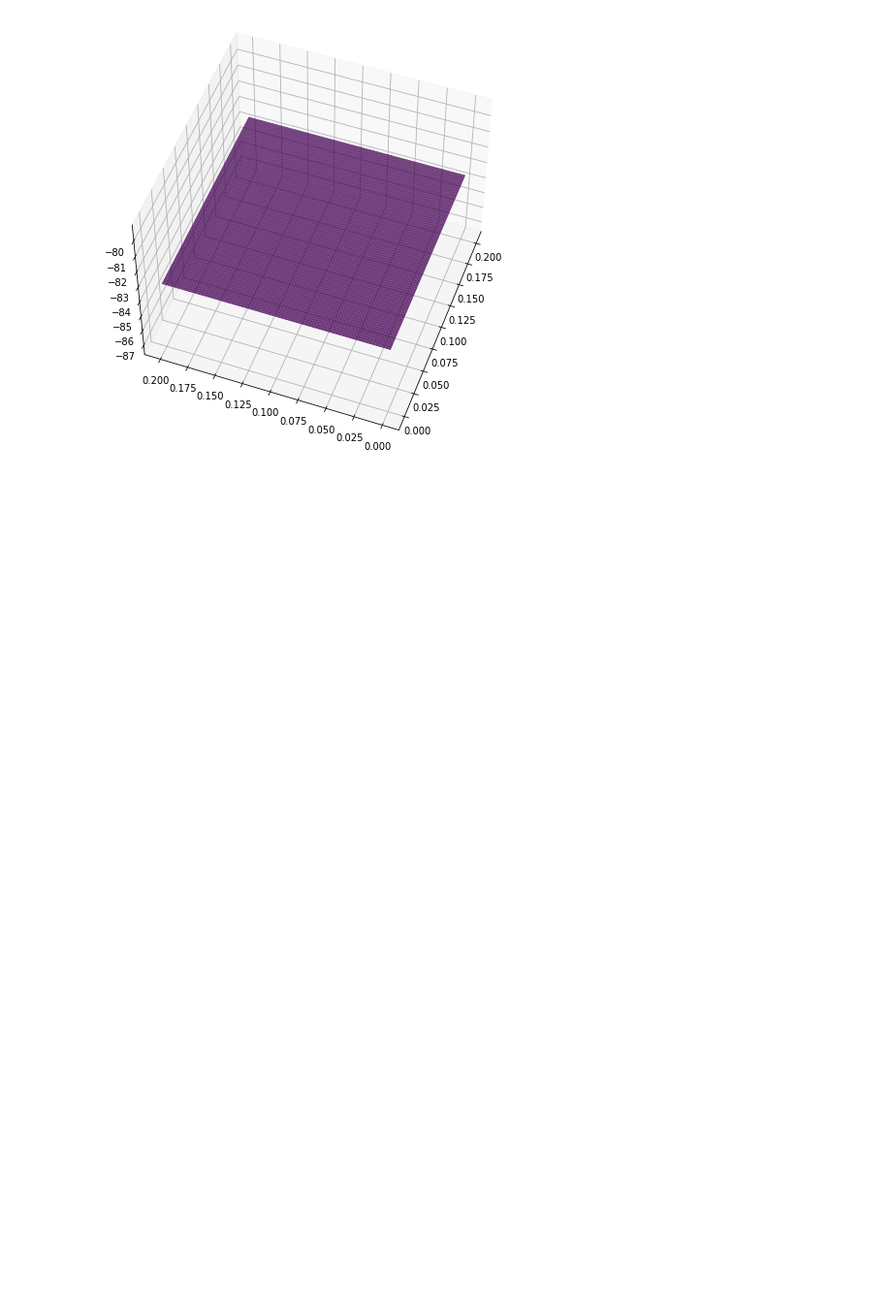
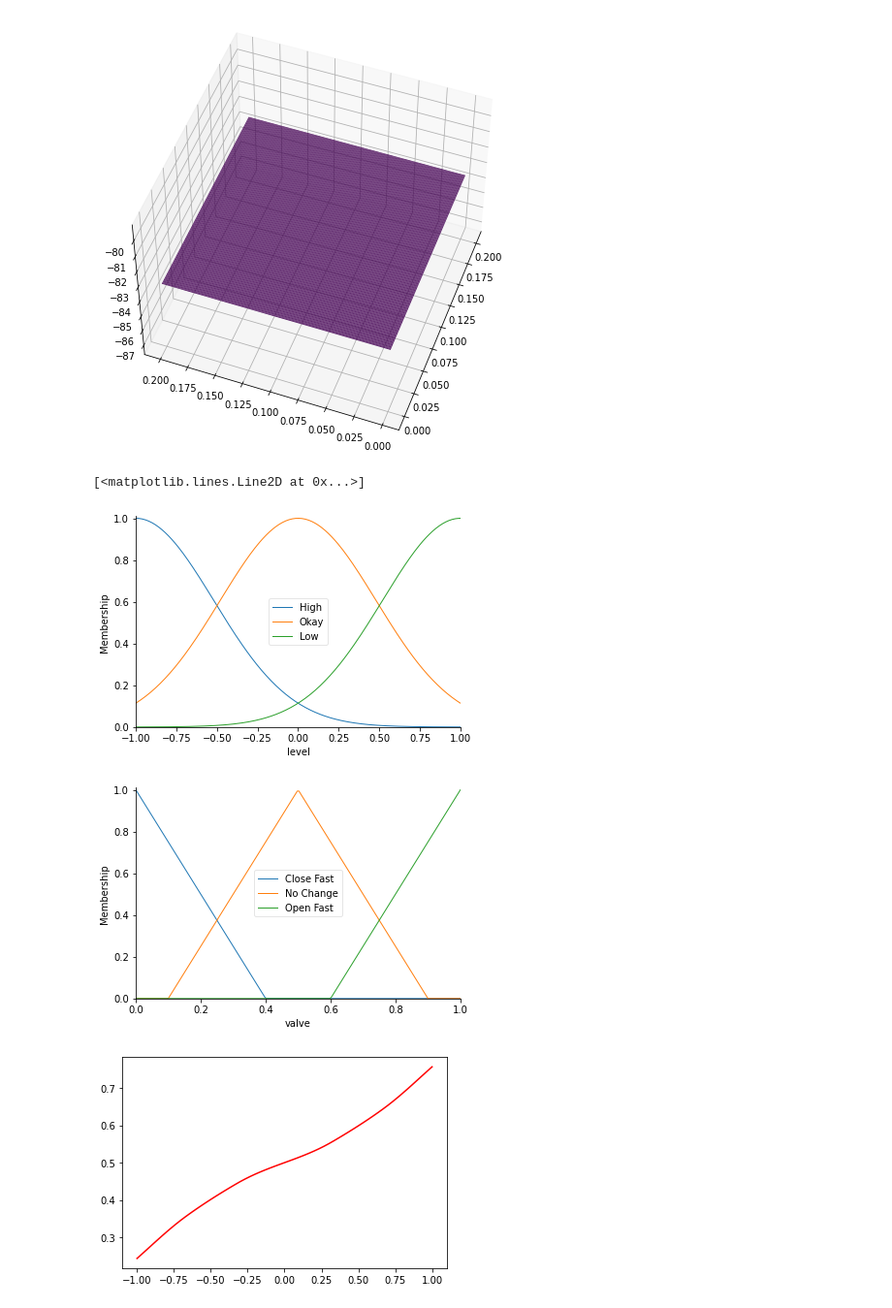
Before and after one commit to NguyenHoang127/AI_Exercise_2, a Jupyter notebook: Exercise_Fuzzy_AI_Adaptive_Neural_Fuzzy_20146195_Doan_Nguyen_Hoang.ipynb, the cells around one changed output. Shown at 97% size. Cells and saved outputs as stored; diff of their text form; code cells hidden in the pictures; blank space fills up the shorter version.

```diff
--- a/Exercise_Fuzzy_AI_Adaptive_Neural_Fuzzy_20146195_Doan_Nguyen_Hoang.ipynb
+++ b/Exercise_Fuzzy_AI_Adaptive_Neural_Fuzzy_20146195_Doan_Nguyen_Hoang.ipynb
@@ -316,3 +316,58 @@ ax.view_init(50,200)
 [figure]
 [figure]
 [figure]
+# %%
+#EX1: Water Level Control
+
+import numpy as np
+import skfuzzy as fuss
+from skfuzzy import control as ctrl
+from matplotlib.legend import time
+import matplotlib
+from skfuzzy.control.controlsystem import ControlSystemSimulation
+import matplotlib.pyplot as plt
+from mpl_toolkits.mplot3d import Axes3D
+
+universe = np.linspace(-1,1,200)
+universe1 = np.linspace(0,1,200)
+
+level = ctrl.Antecedent(universe,'level')
+valve = ctrl.Consequent(universe1,'valve')
+
+
+level['High'] = fuss.gaussmf(level.universe,-1,0.48)
+level['Okay'] = fuss.gaussmf(level.universe,0,0.48)
+level['Low']  = fuss.gaussmf(level.universe,1,0.48)
+level.view()
+
+valve['Close Fast'] = fuss.trimf(valve.universe,[0,0,0.4])
+valve['No Change']  = fuss.trimf(valve.universe,[0.1,0.5,0.9])
+valve['Open Fast']  = fuss.trimf(valve.universe,[0.6,1,1])
+valve.view()
+
+#Rule
+rule1 = ctrl.Rule(level['Okay'], valve['No Change'])
+rule2 = ctrl.Rule(level['Low'], valve['Open Fast'])
+rule3 = ctrl.Rule(level['High'], valve['Close Fast'])
+
+system = ctrl.ControlSystem(rules = [rule1,rule2,rule3])
+sim = ctrl.ControlSystemSimulation(system,flush_after_run=200*200+1)
+
+upSampled1 = np.linspace(-1,1,61)
+upSampled2 = np.linspace(0,1,61)
+
+x = np.linspace(-1,1,61)
+y = np.linspace(0,1,61)
+
+for i in range(61):
+  sim.input['level']= x[i]
+  sim.compute()
+  y[i]=sim.output['valve']
+
+plt.figure()
+plt.plot(x,y,'r',linewidth = 1.5, label='Figure Membership')
+# %% [output]
+[<matplotlib.lines.Line2D at 0x...>]
+[figure, added]
+[figure, added]
+[figure, added]
```
Also changed, not shown: parts of 5 cells of this notebook.
